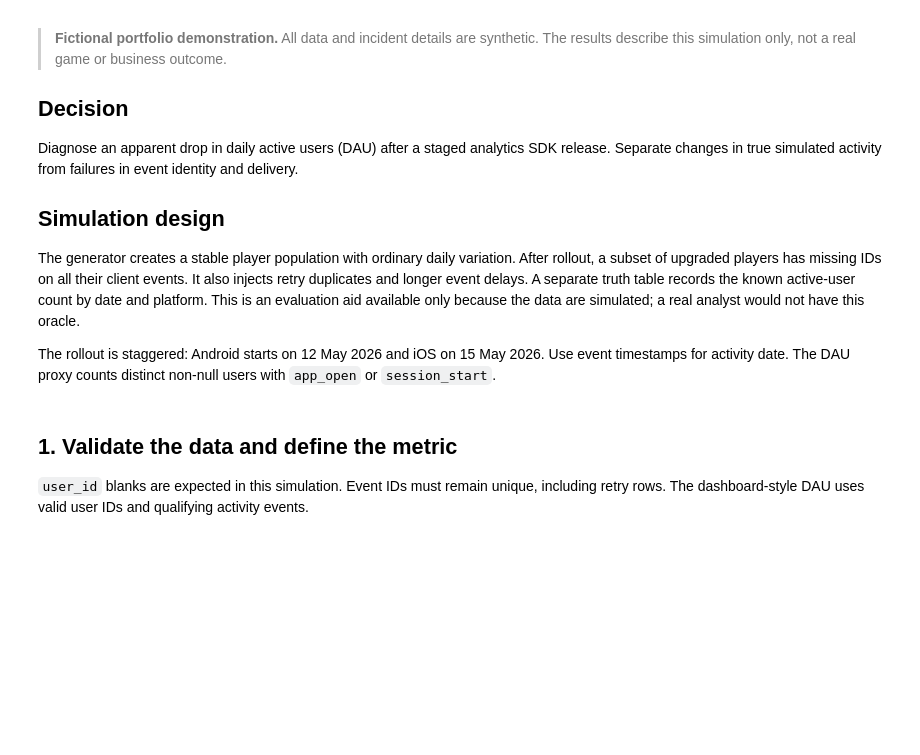
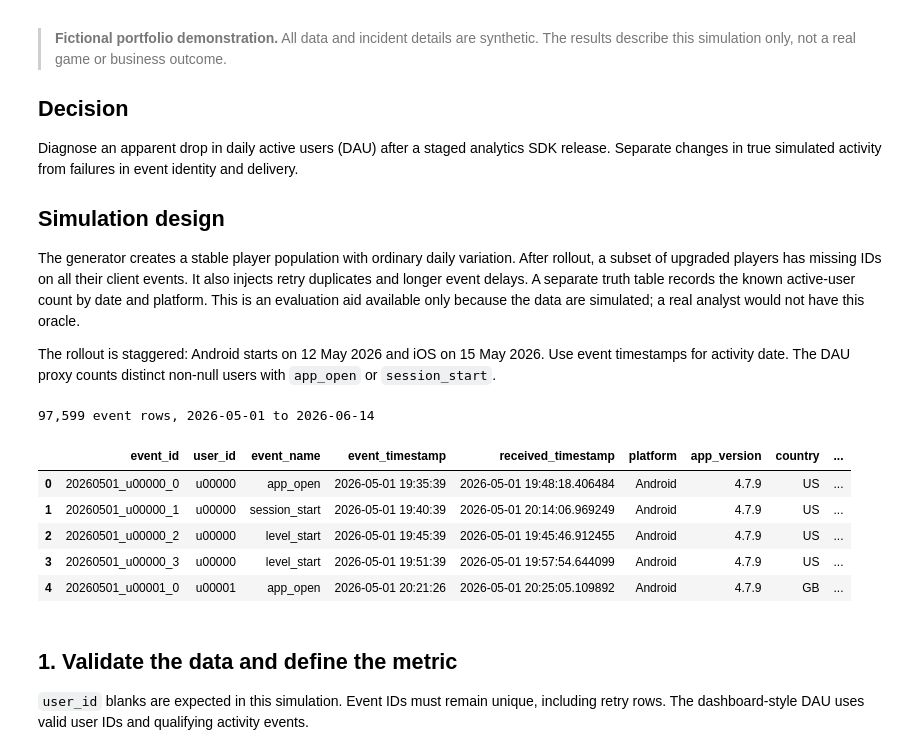
Before and after one commit to biziman/data-analyst-case-studies, a Jupyter notebook: 8-mobile-sdk-metric-drop/8-mobile-sdk-metric-drop.ipynb, the cells around one changed output. Drawn from its saved outputs; the diff is of its cells as text; code cells hidden in the pictures; blank space fills up the shorter version.

```diff
--- a/8-mobile-sdk-metric-drop/8-mobile-sdk-metric-drop.ipynb
+++ b/8-mobile-sdk-metric-drop/8-mobile-sdk-metric-drop.ipynb
@@ -13,15 +13,24 @@ The rollout is staggered: Android starts on 12 May 2026 and iOS on 15 May 2026.
 # %%
 from pathlib import Path
 import pandas as pd
 import matplotlib.pyplot as plt
 
 BASE = Path.cwd()
 if not (BASE / 'data').exists() and (BASE / '8-mobile-sdk-metric-drop' / 'data').exists():
     BASE = BASE / '8-mobile-sdk-metric-drop'
+(BASE / 'outputs').mkdir(exist_ok=True)
 events = pd.read_csv(BASE / 'data/events.csv', parse_dates=['event_timestamp', 'received_timestamp'])
 truth = pd.read_csv(BASE / 'data/simulation_truth.csv', parse_dates=['date'])
 print(f'{len(events):,} event rows, {events.event_timestamp.min().date()} to {events.event_timestamp.max().date()}')
 events.head()
+# %% [output]
+97,599 event rows, 2026-05-01 to 2026-06-14
+|  | event_id | user_id | event_name | event_timestamp | received_timestamp | platform | app_version | country | ... |
+| 0 | 20260501_u00000_0 | u00000 | app_open | 2026-05-01 19:35:39 | 2026-05-01 19:48:18.406484 | Android | 4.7.9 | US | ... |
+| 1 | 20260501_u00000_1 | u00000 | session_start | 2026-05-01 19:40:39 | 2026-05-01 20:14:06.969249 | Android | 4.7.9 | US | ... |
+| 2 | 20260501_u00000_2 | u00000 | level_start | 2026-05-01 19:45:39 | 2026-05-01 19:45:46.912455 | Android | 4.7.9 | US | ... |
+| 3 | 20260501_u00000_3 | u00000 | level_start | 2026-05-01 19:51:39 | 2026-05-01 19:57:54.644099 | Android | 4.7.9 | US | ... |
+| 4 | 20260501_u00001_0 | u00001 | app_open | 2026-05-01 20:21:26 | 2026-05-01 20:25:05.109892 | Android | 4.7.9 | GB | ... |
 # %% [markdown]
 ## 1. Validate the data and define the metric
 `user_id` blanks are expected in this simulation. Event IDs must remain unique, including retry rows. The dashboard-style DAU uses valid user IDs and qualifying activity events.
```
Also changed, not shown: parts of 10 cells of this notebook, 6 other files.
